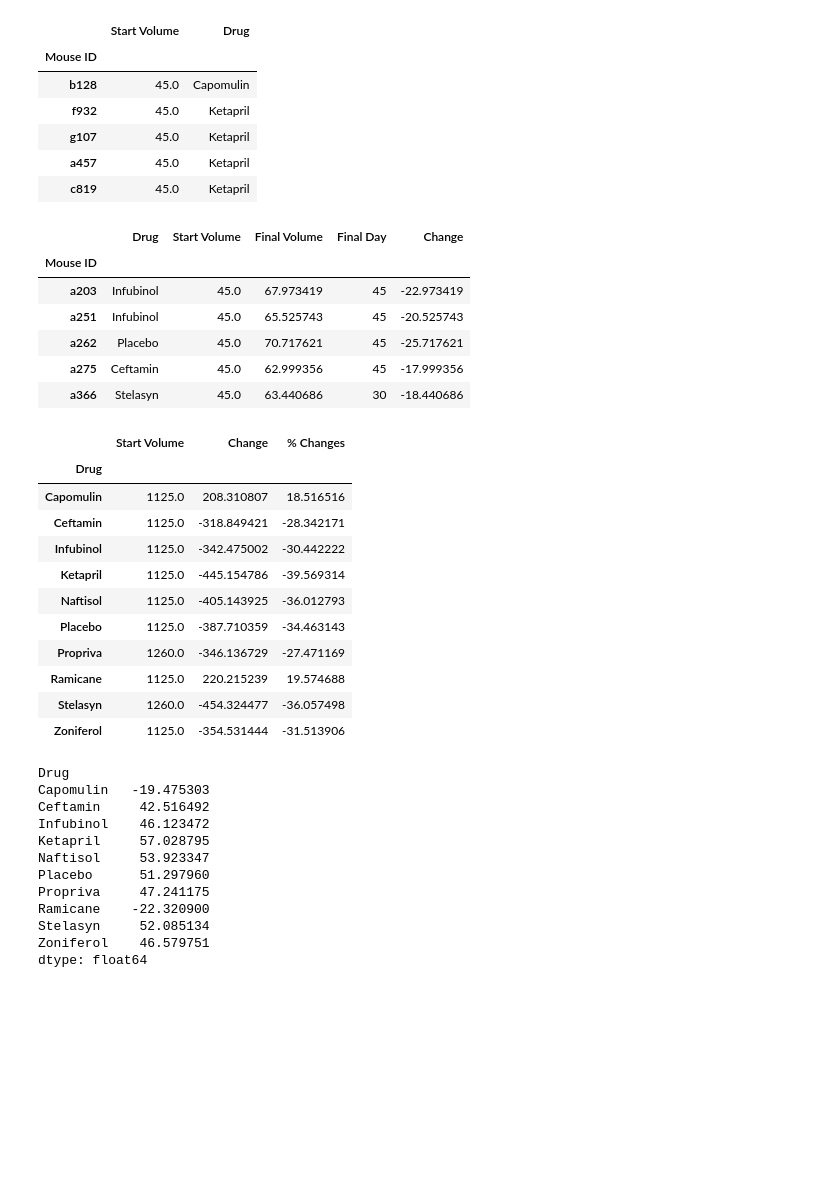
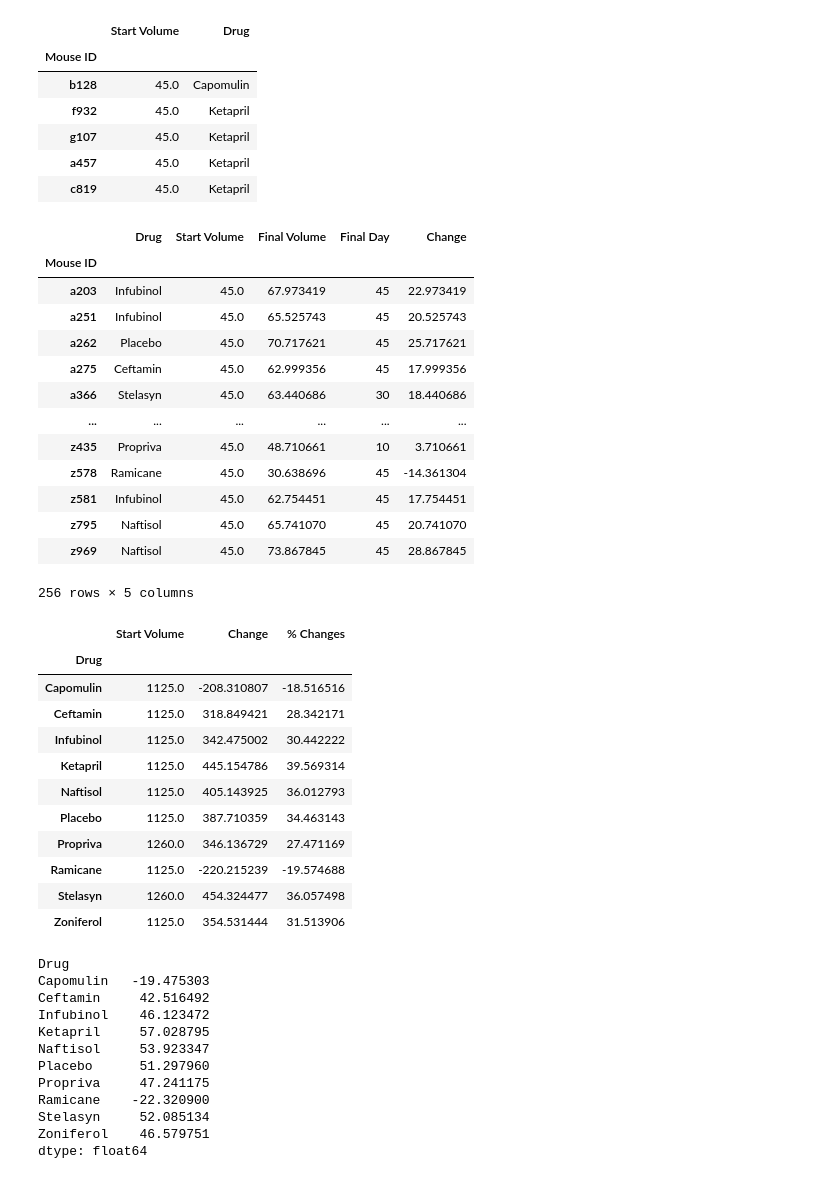
Before and after one commit to JansenKat/matplotlib-challenge, a Jupyter notebook: Pymaceuticals/pymaceuticals_starter.ipynb, the cells around one changed output. Saved outputs shown, nothing was run; the diff lists cells and outputs as text; code cells hidden in the pictures; blank space fills up the shorter version.

```diff
--- a/Pymaceuticals/pymaceuticals_starter.ipynb
+++ b/Pymaceuticals/pymaceuticals_starter.ipynb
@@ -264,17 +264,25 @@ start_vol.head()
 # %%
 #Merge end and start volumes to calculate changes in tumor volume
 volumes = start_vol.merge(end_pts,how='outer',left_index=True,right_index=True)
-volumes['Change']=volumes['Start Volume']-volumes['Final Volume']
+volumes['Change']=volumes['Final Volume']-volumes['Start Volume']
+#volumes['% Change']=(volumes['Change']*100)/volumes['Start Volume']
 volumes = volumes[['Drug','Start Volume','Final Volume','Final Day','Change']]
-volumes.head()
+volumes
 # %% [output]
 |  | Drug | Start Volume | Final Volume | Final Day | Change |
 | Mouse ID |  |  |  |  |  |
-| a203 | Infubinol | 45.0 | 67.973419 | 45 | -22.973419 |
-| a251 | Infubinol | 45.0 | 65.525743 | 45 | -20.525743 |
-| a262 | Placebo | 45.0 | 70.717621 | 45 | -25.717621 |
-| a275 | Ceftamin | 45.0 | 62.999356 | 45 | -17.999356 |
-| a366 | Stelasyn | 45.0 | 63.440686 | 30 | -18.440686 |
+| a203 | Infubinol | 45.0 | 67.973419 | 45 | 22.973419 |
+| a251 | Infubinol | 45.0 | 65.525743 | 45 | 20.525743 |
+| a262 | Placebo | 45.0 | 70.717621 | 45 | 25.717621 |
+| a275 | Ceftamin | 45.0 | 62.999356 | 45 | 17.999356 |
+| a366 | Stelasyn | 45.0 | 63.440686 | 30 | 18.440686 |
+| ... | ... | ... | ... | ... | ... |
+| z435 | Propriva | 45.0 | 48.710661 | 10 | 3.710661 |
+| z578 | Ramicane | 45.0 | 30.638696 | 45 | -14.361304 |
+| z581 | Infubinol | 45.0 | 62.754451 | 45 | 17.754451 |
+| z795 | Naftisol | 45.0 | 65.741070 | 45 | 20.741070 |
+| z969 | Naftisol | 45.0 | 73.867845 | 45 | 28.867845 |
+256 rows × 5 columns
 # %%
 # Calculate the percent changes for each drug
 drugs = volumes.groupby('Drug').agg({'Start Volume':'sum','Change':'sum'})
@@ -283,16 +291,16 @@ drugs
 # %% [output]
 |  | Start Volume | Change | % Changes |
 | Drug |  |  |  |
-| Capomulin | 1125.0 | 208.310807 | 18.516516 |
-| Ceftamin | 1125.0 | -318.849421 | -28.342171 |
-| Infubinol | 1125.0 | -342.475002 | -30.442222 |
-| Ketapril | 1125.0 | -445.154786 | -39.569314 |
-| Naftisol | 1125.0 | -405.143925 | -36.012793 |
-| Placebo | 1125.0 | -387.710359 | -34.463143 |
-| Propriva | 1260.0 | -346.136729 | -27.471169 |
-| Ramicane | 1125.0 | 220.215239 | 19.574688 |
-| Stelasyn | 1260.0 | -454.324477 | -36.057498 |
-| Zoniferol | 1125.0 | -354.531444 | -31.513906 |
+| Capomulin | 1125.0 | -208.310807 | -18.516516 |
+| Ceftamin | 1125.0 | 318.849421 | 28.342171 |
+| Infubinol | 1125.0 | 342.475002 | 30.442222 |
+| Ketapril | 1125.0 | 445.154786 | 39.569314 |
+| Naftisol | 1125.0 | 405.143925 | 36.012793 |
+| Placebo | 1125.0 | 387.710359 | 34.463143 |
+| Propriva | 1260.0 | 346.136729 | 27.471169 |
+| Ramicane | 1125.0 | -220.215239 | -19.574688 |
+| Stelasyn | 1260.0 | 454.324477 | 36.057498 |
+| Zoniferol | 1125.0 | 354.531444 | 31.513906 |
 # %%
 # %% [output]
 Drug
```
